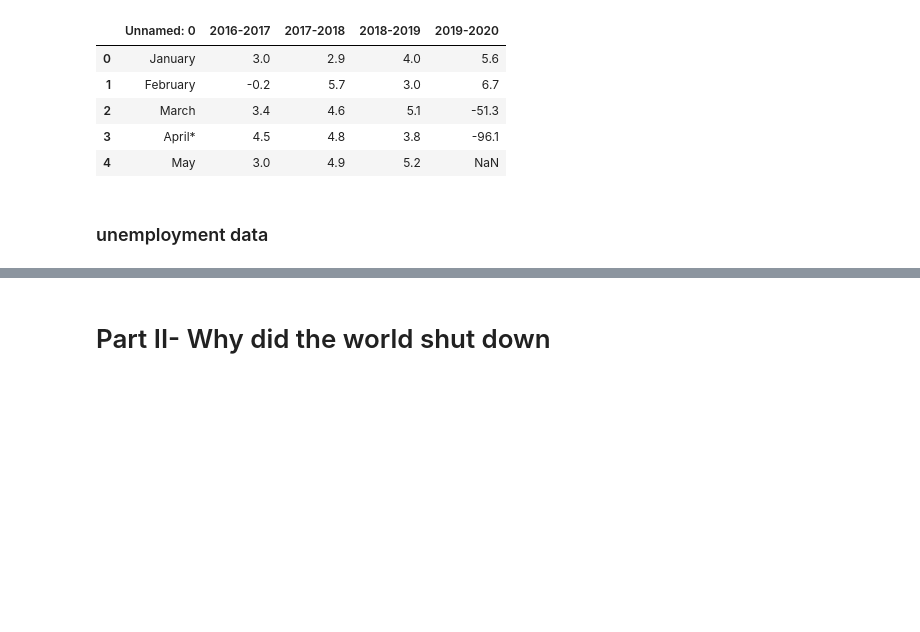
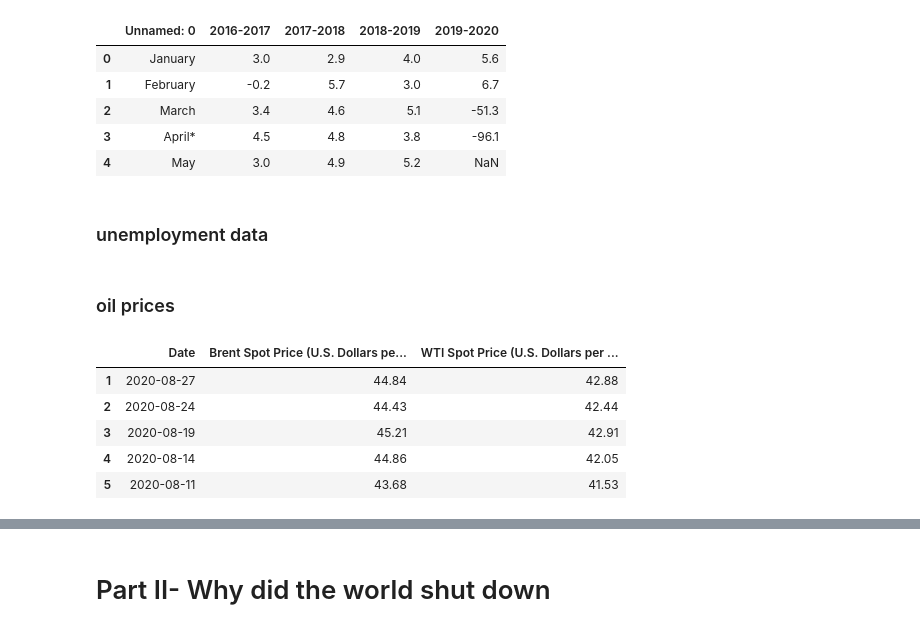
Before and after one commit to erharker/Covid-19-Python-Project, a Jupyter notebook: Covid_19.ipynb, the cells around one changed output, grey strips where cells are left out. Drawn from its saved outputs; the diff is of its cells as text; code cells hidden in the pictures; blank space fills up the shorter version.

```diff
--- a/Covid_19.ipynb
+++ b/Covid_19.ipynb
@@ -23,3 +23,18 @@ air_data.head()
 | 4 | May | 3.0 | 4.9 | 5.2 | NaN |
 # %% [markdown]
 ### unemployment data
+# %% [markdown]
+### oil prices
+# %%
+oil_prices_df=pd.read_csv('Resources/oil_prices.csv', sep = ';')
+oil_prices_df=oil_prices_df.dropna(how='any')
+oil_prices_df_new=oil_prices_df.loc[:1764]
+# oil_prices_df_new.loc[::-1]
+oil_prices_df_new.head()
+# %% [output]
+|  | Date | Brent Spot Price (U.S. Dollars pe... | WTI Spot Price (U.S. Dollars per ... |
+| 1 | 2020-08-27 | 44.84 | 42.88 |
+| 2 | 2020-08-24 | 44.43 | 42.44 |
+| 3 | 2020-08-19 | 45.21 | 42.91 |
+| 4 | 2020-08-14 | 44.86 | 42.05 |
+| 5 | 2020-08-11 | 43.68 | 41.53 |
```
Also changed, not shown: parts of 20 cells of this notebook, 1 other file.
